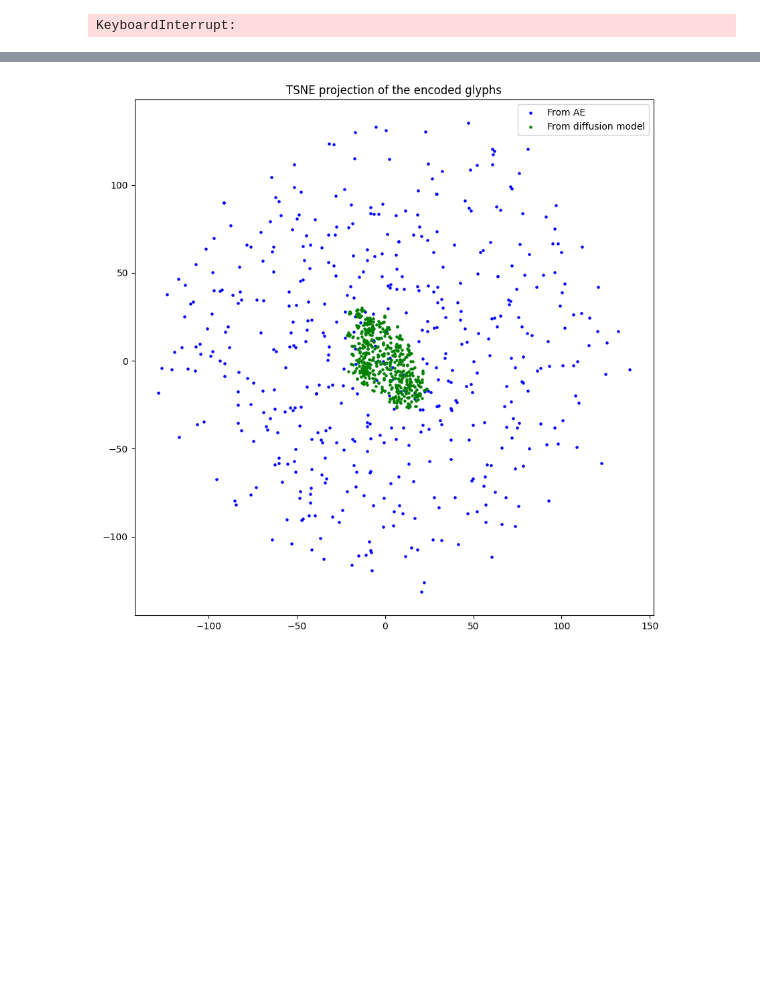
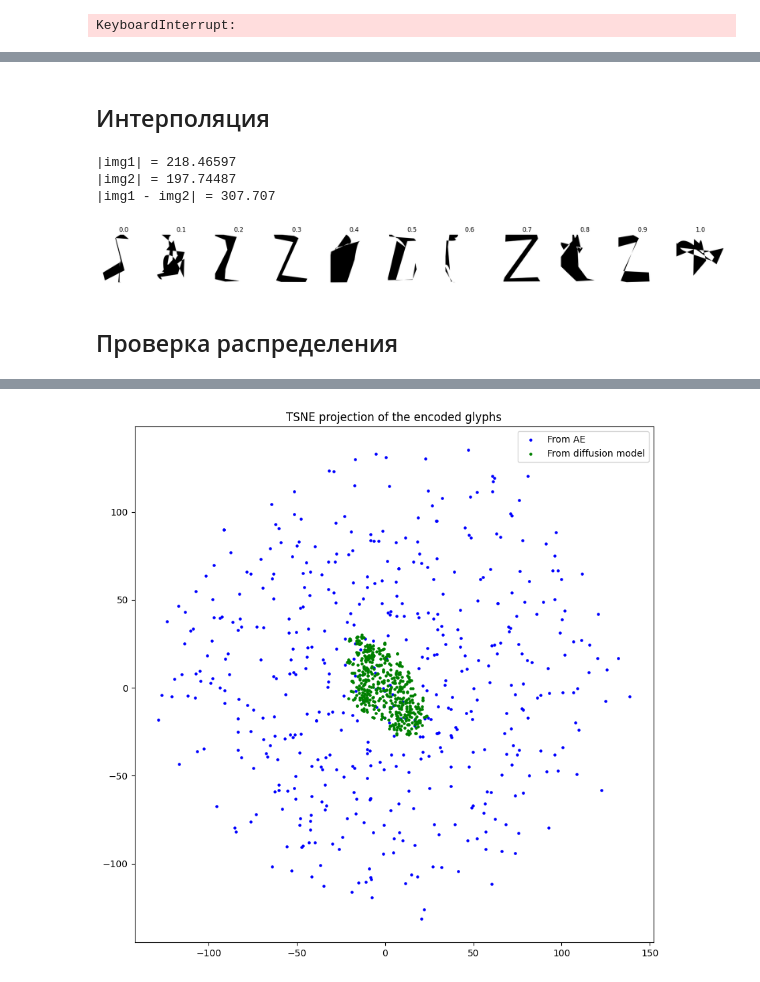
Before and after one commit to flydzen/diploma, a Jupyter notebook: diffuse_cond.ipynb, the cells around one changed output, grey strips where cells are left out. Cells and saved outputs as stored; diff of their text form; code cells hidden in the pictures; blank space fills up the shorter version.

```diff
--- a/diffuse_cond.ipynb
+++ b/diffuse_cond.ipynb
@@ -771,3 +803,38 @@ show_sampling()
+# %% [markdown]
+## Интерполяция
+# %%
+noise1 = torch.randn((1, 1, IMG_SIZE, IMG_SIZE), device=device)
+noise2 = torch.randn((1, 1, IMG_SIZE, IMG_SIZE), device=device)
+print('|img1| =', noise1.abs().sum().cpu().numpy())
+print('|img2| =', noise2.abs().sum().cpu().numpy())
+print('|img1 - img2| =', (noise1 - noise2).abs().sum().cpu().numpy())
+n = 11
+imgs = []
+for i in range(n):
+    cf = i / (n - 1)
+    imgs.append(noise1 * (1 - cf) + noise2 * cf)
+
+imgs = torch.cat(imgs, 0)
+
+labels = ['z'] * n
+imgs, _ = sample(n, imgs, labels)
+imgs = to_numpy(decode_img(imgs.reshape(-1, IMG_SIZE*IMG_SIZE)))
+
+fig, axes = plt.subplots(1, n, figsize=(n * 2, 3))
+axes = axes.flatten()
+
+for j, svg in enumerate(imgs):
+    show_sampled(svg, axes[j])
+    axes[j].title.set_text(str(j / (n - 1))[:4])
+plt.show()
+plt.close(fig)
+# %% [output]
+|img1| = 218.46597
+|img2| = 197.74487
+|img1 - img2| = 307.707
+[figure, added]
+# %% [markdown]
+## Проверка распределения
 # %%
 #!g1.4
 sampled, sampled_labels = sample(1000)
```
Also changed, not shown: parts of 9 cells of this notebook.
